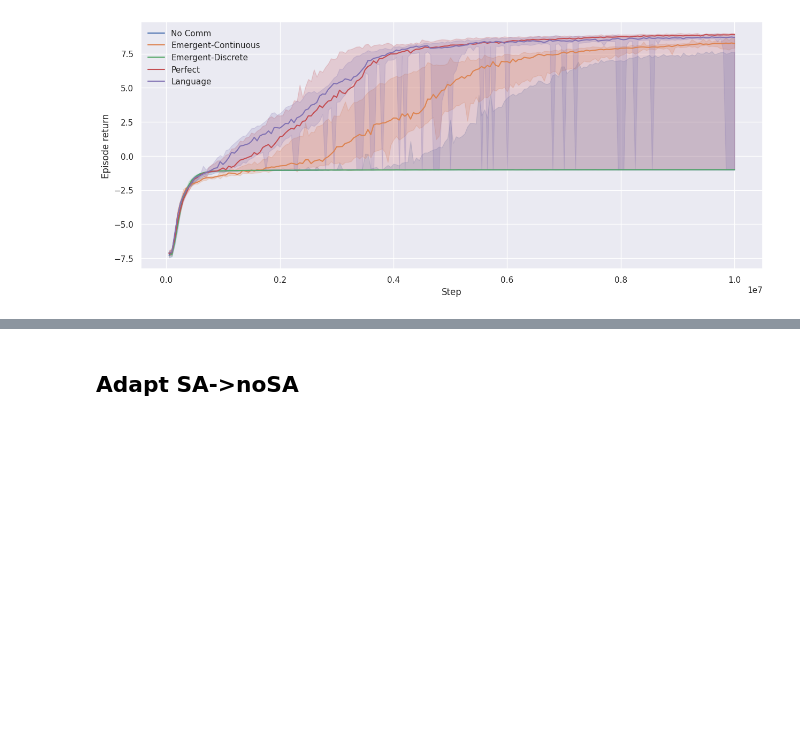
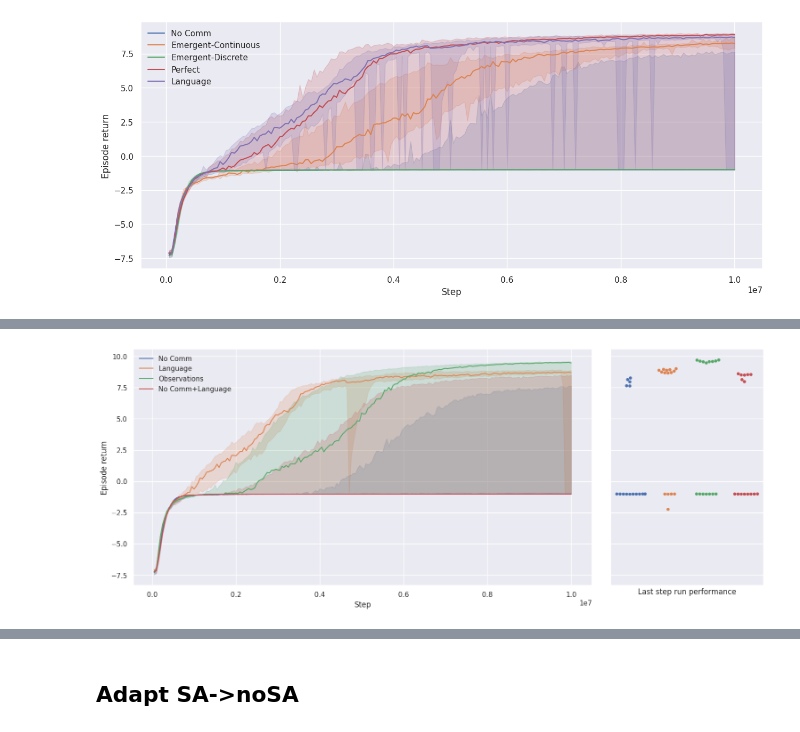
Before and after one commit to Maxtoq/MADRL-PhD-Thesis-Code, a Jupyter notebook: results/LAMARL Graphs.ipynb, the cells around one changed output, grey strips where cells are left out. Saved outputs shown, nothing was run; the diff lists cells and outputs as text; code cells hidden in the pictures; blank space fills up the shorter version.

```diff
--- a/results/LAMARL Graphs.ipynb
+++ b/results/LAMARL Graphs.ipynb
@@ -438,0 +470,5 @@ plot_runs([noc_n, ec_n, ed_n, perf_n, lang_n], y="Episode return", estim="median
+# %%
+plot_runs(
+    [noc_n, lang_n, obs_n, noclang_n], y="Episode return", estim="median", err=("ci", 90), plot_swarm=True)
+# %% [output]
+[figure, added]
```
Also changed, not shown: parts of 9 cells of this notebook, 3 other files.
